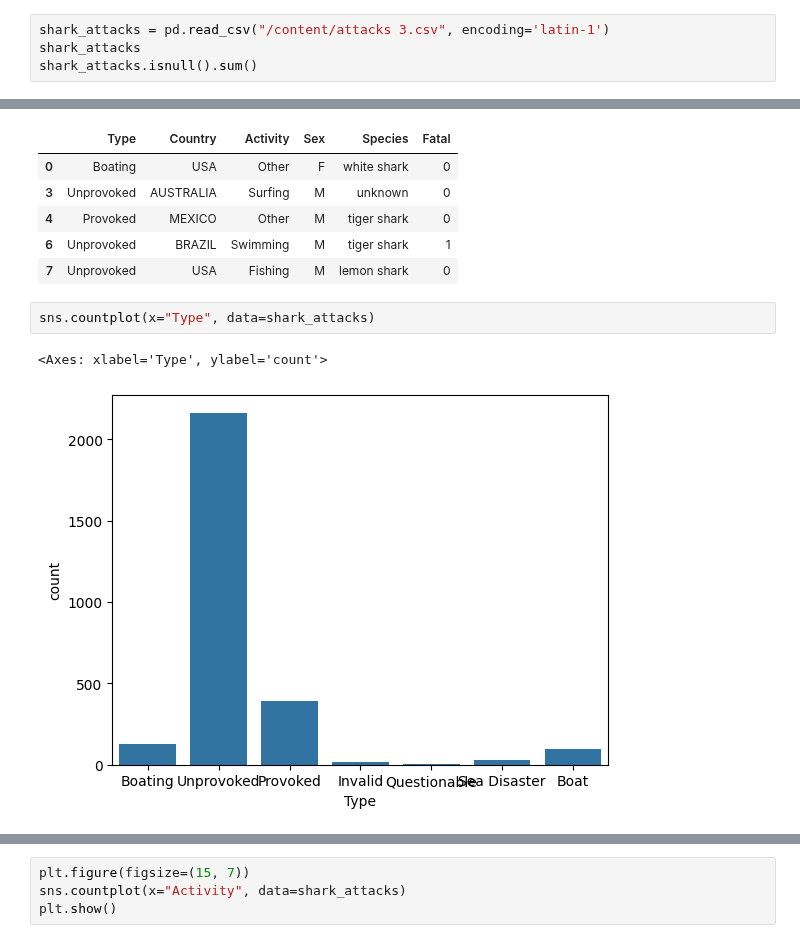
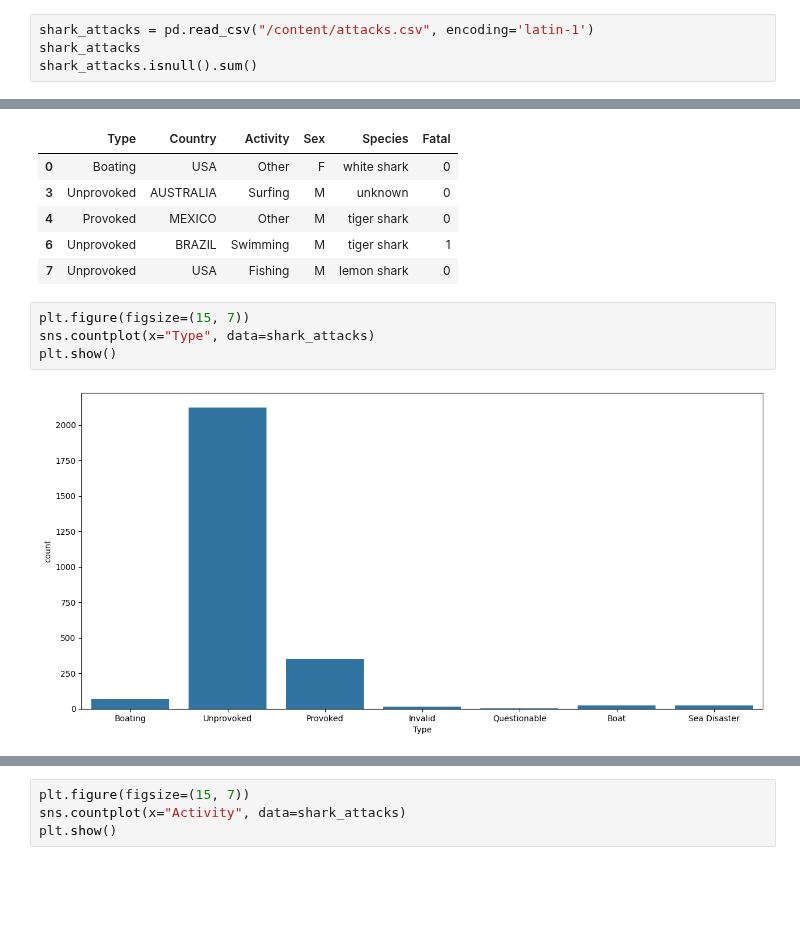
Before and after one commit to kamillaknudsen/tmdl, a Jupyter notebook: tmdl_final.ipynb, the cells around one changed output, grey strips where cells are left out. Cells and saved outputs as stored; diff of their text form; blank space fills up the shorter version.

```diff
--- a/tmdl_final.ipynb
+++ b/tmdl_final.ipynb
@@ -20,7 +20,7 @@ auth.authenticate_user()
 creds, _ = default()
 gc = gspread.authorize(creds)
 # %%
-shark_attacks = pd.read_csv("/content/attacks 3.csv", encoding='latin-1')
+shark_attacks = pd.read_csv("/content/attacks.csv", encoding='latin-1')
 shark_attacks
 shark_attacks.isnull().sum()
 # %% [output]
@@ -295,7 +295,8 @@ See the caveats in the documentation: https://pandas.pydata.org/pandas-docs/stab
 | 6 | Unprovoked | BRAZIL | Swimming | M | tiger shark | 1 |
 | 7 | Unprovoked | USA | Fishing | M | lemon shark | 0 |
 # %%
+plt.figure(figsize=(15, 7))
 sns.countplot(x="Type", data=shark_attacks)
+plt.show()
 # %% [output]
-<Axes: xlabel='Type', ylabel='count'>
-[figure, old version]
+[figure, new version]
```
Also changed, not shown: parts of 10 cells of this notebook.
